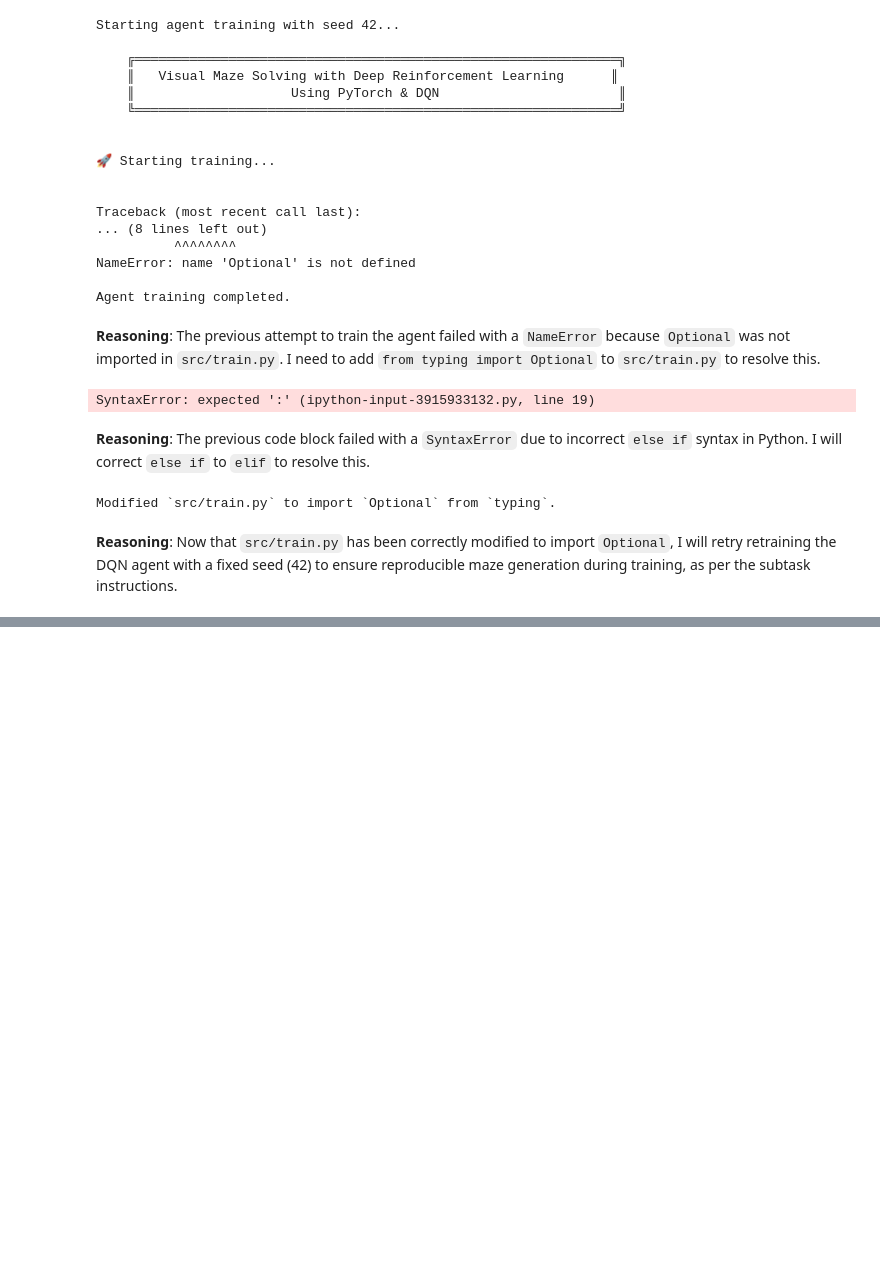
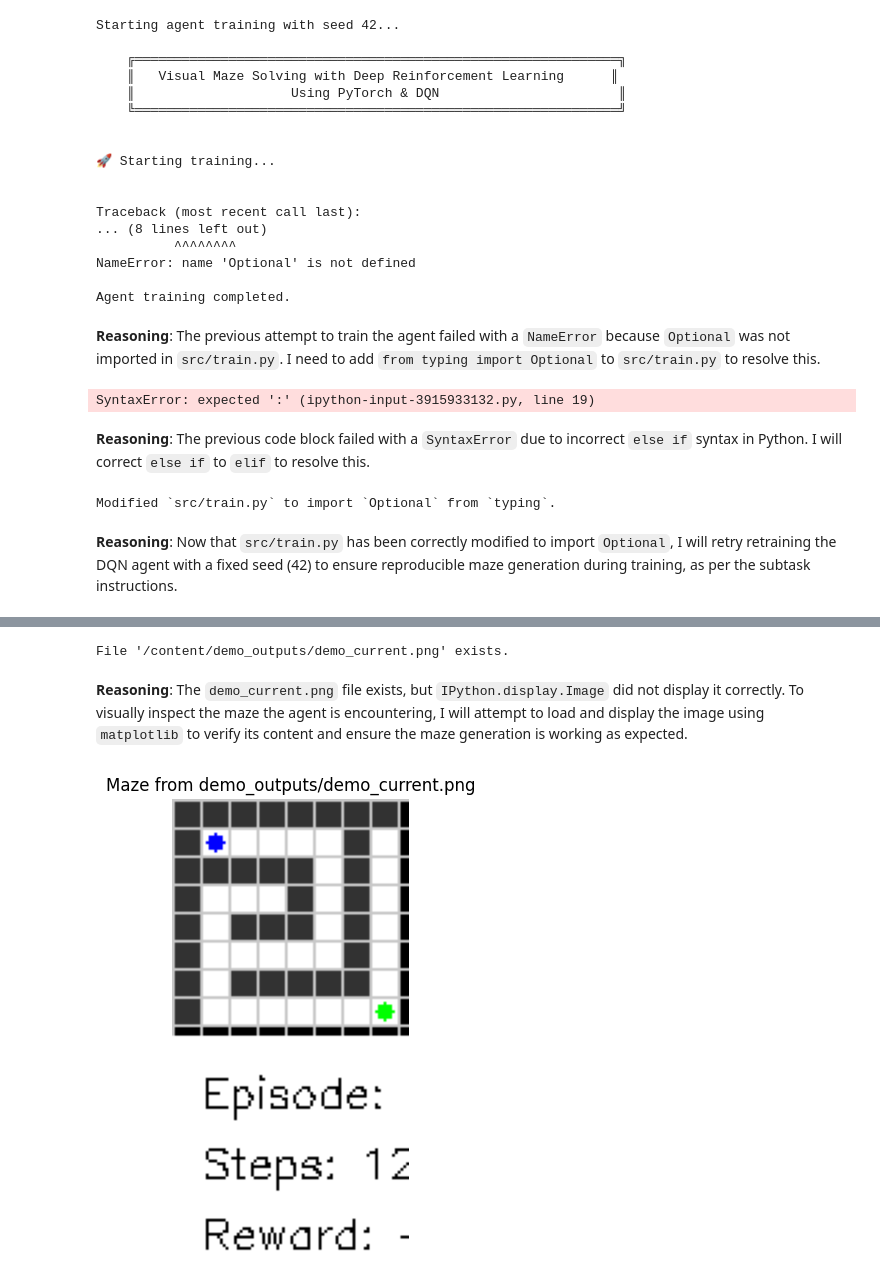
Before and after one commit to ranjitjc/TestProject, a Jupyter notebook: colab/test.ipynb, the cells around one changed output, grey strips where cells are left out. Drawn from its saved outputs; the diff is of its cells as text; code cells hidden in the pictures; blank space fills up the shorter version.

```diff
--- a/colab/test.ipynb
+++ b/colab/test.ipynb
@@ -2179,0 +2546,12 @@ Starting agent training with seed 42...
+# %%
+with open('/content/TestProject/main.py', 'r') as f:
+    main_py_content = f.read()
+
+# Add import statement for numpy if not present
+if "import numpy as np" not in main_py_content:
+    main_py_content = main_py_content.replace("import random", "import random\nimport numpy as np")
+
+with open('/content/TestProject/main.py', 'w') as f:
+    f.write(main_py_content)
+
+print("Modified `main.py` to import `numpy`.")
@@ -2179,0 +2779,39 @@ Starting agent training with seed 42...
+# %%
+import os
+
+file_path = '/content/demo_outputs/demo_current.png'
+if os.path.exists(file_path):
+    print(f"File '{file_path}' exists.")
+else:
+    print(f"File '{file_path}' does NOT exist.")
+# %% [output]
+File '/content/demo_outputs/demo_current.png' exists.
+# %% [markdown]
+**Reasoning**:
+The `demo_current.png` file exists, but `IPython.display.Image` did not display it correctly. To visually inspect the maze the agent is encountering, I will attempt to load and display the image using `matplotlib` to verify its content and ensure the maze generation is working as expected.
+# %%
+import matplotlib.pyplot as plt
+import cv2
+
+file_path = '/content/demo_outputs/demo_current.png'
+
+try:
+    # Read the image using OpenCV
+    img = cv2.imread(file_path)
+
+    if img is not None:
+        # Convert BGR to RGB for matplotlib display
+        img_rgb = cv2.cvtColor(img, cv2.COLOR_BGR2RGB)
+
+        plt.figure(figsize=(6, 6))
+        plt.imshow(img_rgb)
+        plt.title("Maze from demo_outputs/demo_current.png")
+        plt.axis('off')
+        plt.show()
+        print(f"Successfully displayed '{file_path}'.")
+    else:
+        print(f"Error: Could not load image from '{file_path}'. It might be corrupted or empty.")
+except Exception as e:
+    print(f"An error occurred while trying to display the image: {e}")
+# %% [output]
+[figure, added]
```
Also changed, not shown: parts of 85 cells of this notebook.
